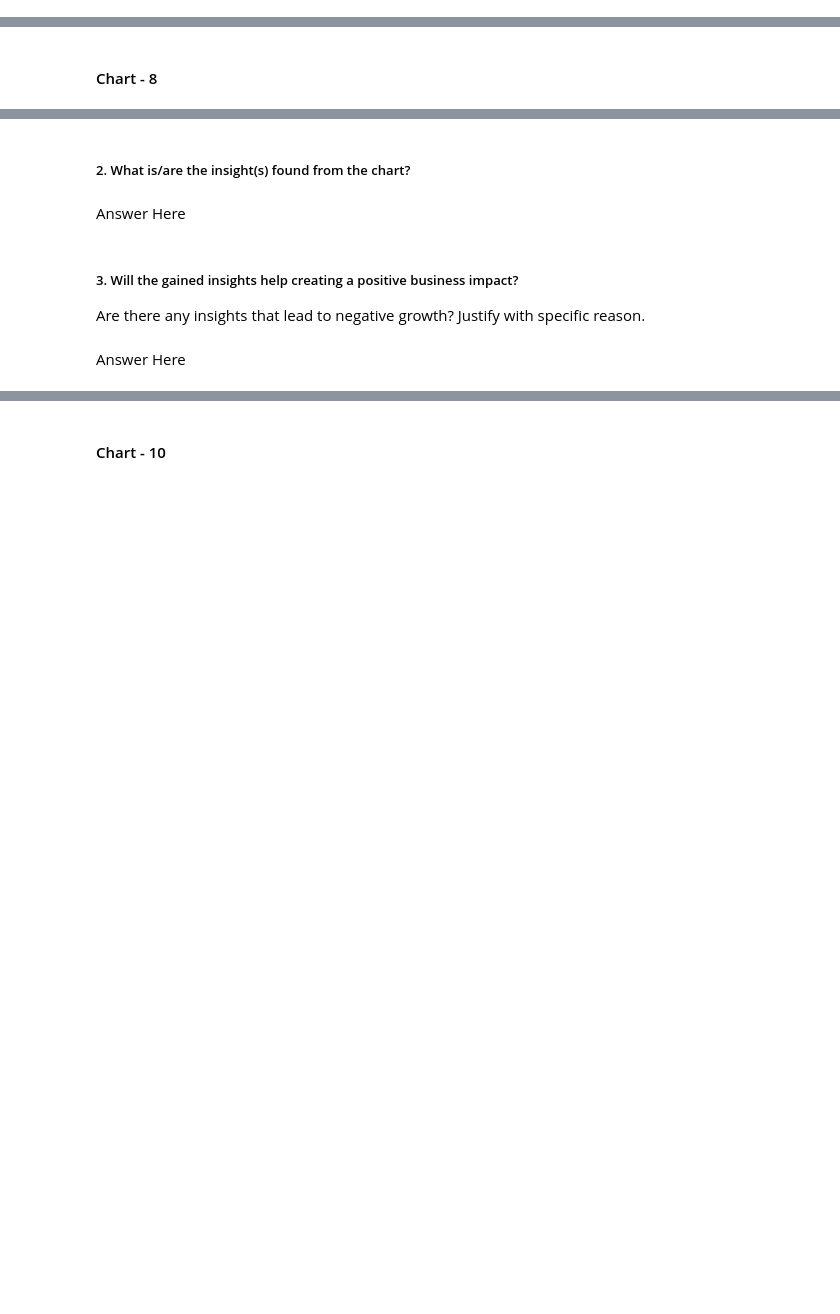
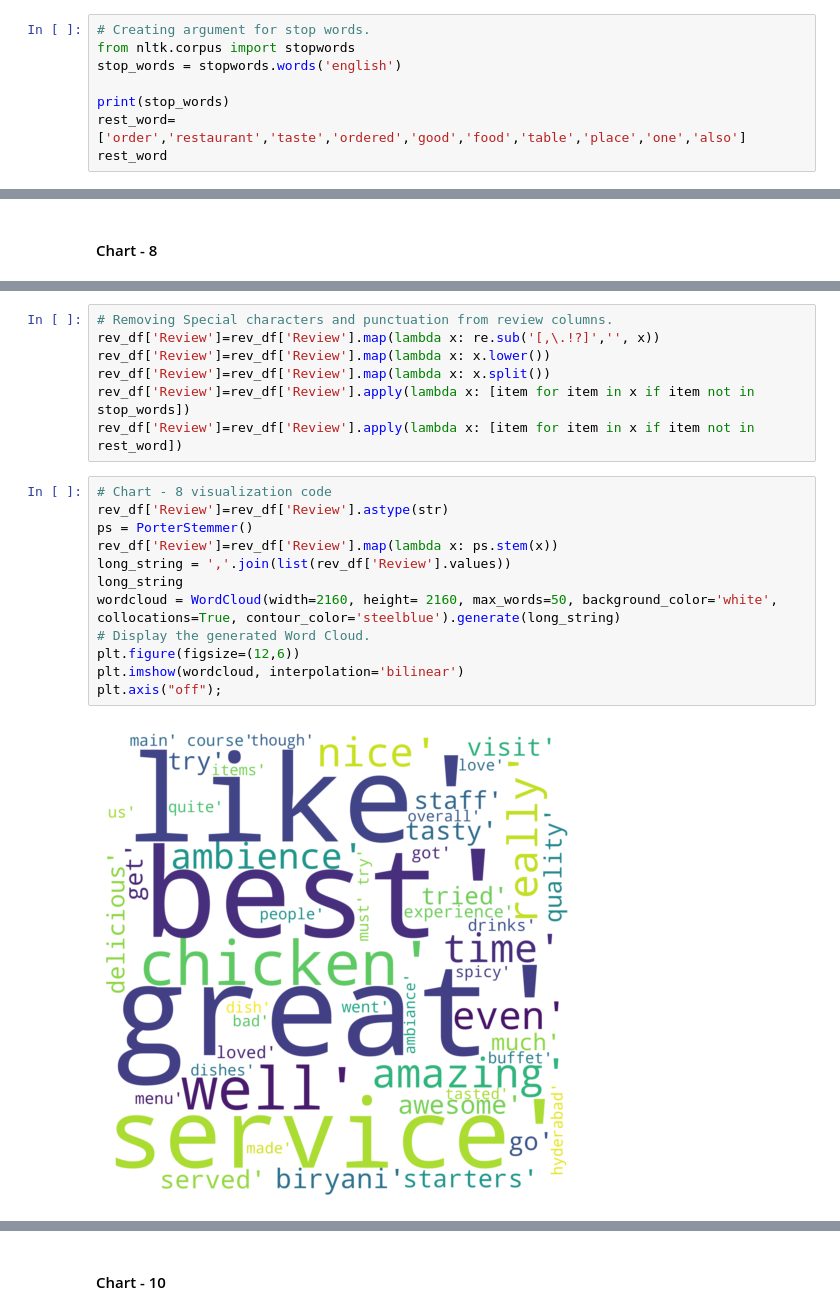
Before and after one commit to dipakpatil2001/Zomato-Restaurant-Clustering-And-Sentiment-Analysis-Unsupervised-ML, a Jupyter notebook: Zomato_Restaurant_Clustering_And_Sentiment_Analysis.ipynb, the cells around one changed output, grey strips where cells are left out. Saved outputs shown, nothing was run; the diff lists cells and outputs as text; blank space fills up the shorter version.

```diff
--- a/Zomato_Restaurant_Clustering_And_Sentiment_Analysis.ipynb
+++ b/Zomato_Restaurant_Clustering_And_Sentiment_Analysis.ipynb
@@ -989,0 +981,8 @@ Answer Here
+# %%
+# Creating argument for stop words.
+from nltk.corpus import stopwords
+stop_words = stopwords.words('english')
+
+print(stop_words)
+rest_word=['order','restaurant','taste','ordered','good','food','table','place','one','also']
+rest_word
@@ -1032,9 +1026,21 @@ Answer Here.
-# %% [markdown]
-##### 2. What is/are the insight(s) found from the chart?
-# %% [markdown]
-Answer Here
-# %% [markdown]
-##### 3. Will the gained insights help creating a positive business impact?
-Are there any insights that lead to negative growth? Justify with specific reason.
-# %% [markdown]
-Answer Here
+# %%
+# Removing Special characters and punctuation from review columns.
+rev_df['Review']=rev_df['Review'].map(lambda x: re.sub('[,\.!?]','', x))
+rev_df['Review']=rev_df['Review'].map(lambda x: x.lower())
+rev_df['Review']=rev_df['Review'].map(lambda x: x.split())
+rev_df['Review']=rev_df['Review'].apply(lambda x: [item for item in x if item not in stop_words])
+rev_df['Review']=rev_df['Review'].apply(lambda x: [item for item in x if item not in rest_word])
+# %%
+# Chart - 8 visualization code
+rev_df['Review']=rev_df['Review'].astype(str)
+ps = PorterStemmer()
+rev_df['Review']=rev_df['Review'].map(lambda x: ps.stem(x))
+long_string = ','.join(list(rev_df['Review'].values))
+long_string
+wordcloud = WordCloud(width=2160, height= 2160, max_words=50, background_color='white', collocations=True, contour_color='steelblue').generate(long_string)
+# Display the generated Word Cloud.
+plt.figure(figsize=(12,6))
+plt.imshow(wordcloud, interpolation='bilinear')
+plt.axis("off");
+# %% [output]
+[figure, added]
```
Also changed, not shown: parts of 149 cells of this notebook.
